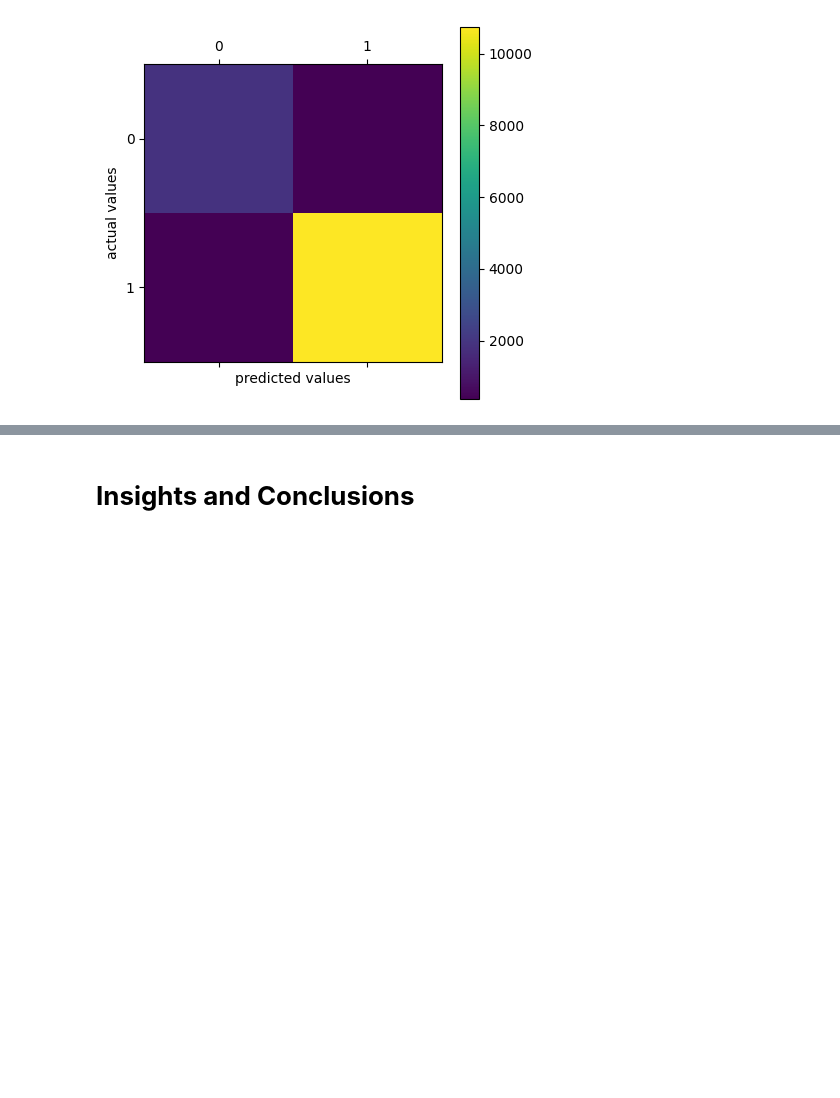
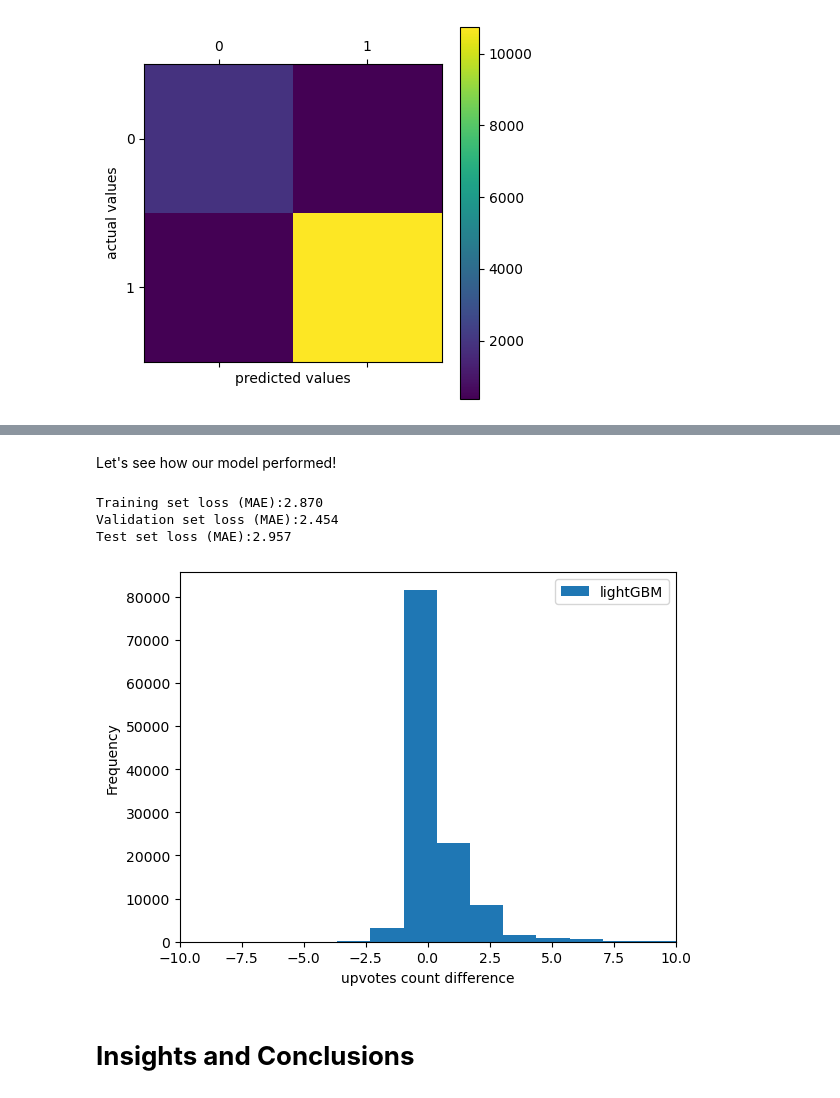
Before and after one commit to Loldude0/CMSC320-cyberpunk, a Jupyter notebook: exploration.ipynb, the cells around one changed output, grey strips where cells are left out. Drawn from its saved outputs; the diff is of its cells as text; code cells hidden in the pictures; blank space fills up the shorter version.

```diff
--- a/exploration.ipynb
+++ b/exploration.ipynb
@@ -589,0 +658,20 @@ plt.show()
+# %%
+d_train = lgb.Dataset(X_train, label=y_train)
+d_val = lgb.Dataset(X_val, label=y_val)
+params = {
+    'objective':'regression_l1',
+    'boosting':'gbdt',
+    'verbose': 1,
+    'seed': 33,
+    'early_stopping_rounds':5,
+    'learning_rate':0.5,
+    'num_iterations':50,
+    'num_leaves':100,
+    'min_data_in_leaf':50,
+    'min_child_weight':0,
+    'min_split_gain':0,
+    'device':'gpu',
+    'min_data_in_bin':86
+}
+cate_features_name = ['language', "steam_purchase", 'has_ascii_art', 'spoiler_included', "voted_up_for_game"]
+model = lgb.train(params, d_train, categorical_feature = cate_features_name, valid_sets = d_val)
@@ -590,3 +690,36 @@ plt.show()
+# %% [markdown]
+Let's see how our model performed!
+# %%
+y_pred_train = model.predict(X_train)
+y_pred_val = model.predict(X_val)
+y_pred_test = model.predict(X_test)
+
+mae = mean_absolute_error(y_pred_train, y_train)
+print('Training set loss (MAE):%.3f' % mae)
+
+#Mean Absolute error (MAE) for validation set
+mae = mean_absolute_error(y_pred_val, y_val)
+print('Validation set loss (MAE):%.3f' % mae)
+
+#Mean Absolute error (MAE) for test set
+mae = mean_absolute_error(y_pred_test, y_test)
+print('Test set loss (MAE):%.3f' % mae)
+# %% [output]
+Training set loss (MAE):2.870
+Validation set loss (MAE):2.454
+Test set loss (MAE):2.957
+# %%
+error_gb_train = y_train - y_pred_train
+error_gb_test = y_test - y_pred_test
+
+plt.hist(error_gb_test, bins=15000, label='lightGBM')
+plt.ylabel('Frequency')
+plt.xlabel('upvotes count difference')
+plt.legend()
+plt.xlim(-10,10)
+plt.show()
+# %% [output]
+[figure, added]
 # %% [markdown]
 # __Insights and Conclusions__
 # %% [markdown]
```
Also changed, not shown: parts of 14 cells of this notebook.
